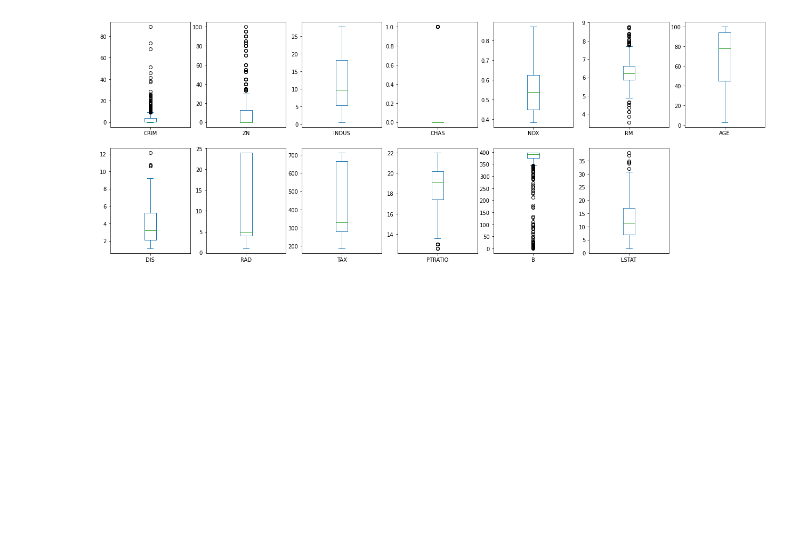
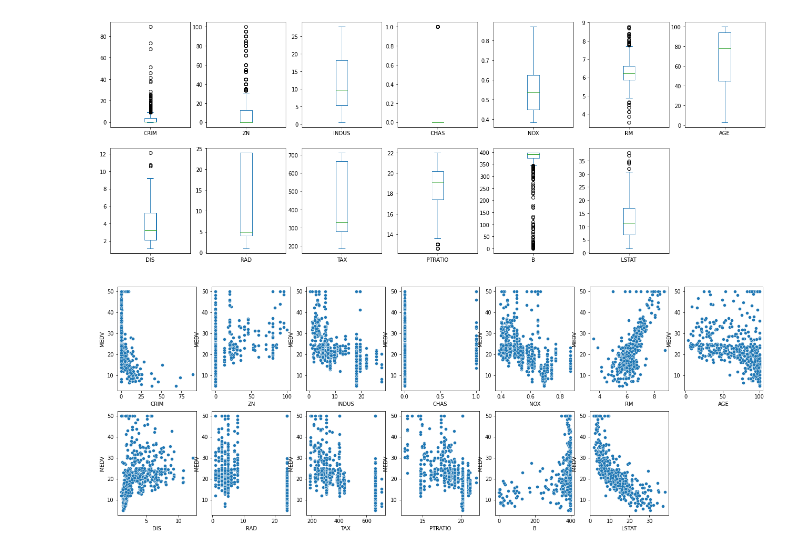
Before and after one commit to Ravinder-Kumar-M/Linear_Regression, a Jupyter notebook: Linear_Regression.ipynb, the cells around one changed output. Cells and saved outputs as stored; diff of their text form; code cells hidden in the pictures; blank space fills up the shorter version.

Commit message:
Scatter plotters

```diff
--- a/Linear_Regression.ipynb
+++ b/Linear_Regression.ipynb
@@ -170,3 +170,36 @@ Dataset['LSTAT'].plot(kind='box')
 plt.ioff()
 # %% [output]
 [figure]
+# %%
+fig, ax = plt.subplots(figsize=(22, 8))
+plt.subplot(2, 7, 1)
+sns.scatterplot(x='CRIM', y='MEDV', data=Dataset)
+plt.subplot(2, 7, 2)
+sns.scatterplot(x='ZN', y='MEDV', data=Dataset)
+plt.subplot(2, 7, 3)
+sns.scatterplot(x='INDUS', y='MEDV', data=Dataset)
+plt.subplot(2, 7, 4)
+sns.scatterplot(x='CHAS', y='MEDV', data=Dataset)
+plt.subplot(2, 7, 5)
+sns.scatterplot(x='NOX', y='MEDV', data=Dataset)
+plt.subplot(2, 7, 6)
+sns.scatterplot(x='RM', y='MEDV', data=Dataset)
+plt.subplot(2, 7, 7)
+sns.scatterplot(x='AGE', y='MEDV', data=Dataset)
+plt.subplot(2, 7, 8)
+sns.scatterplot(x='DIS', y='MEDV', data=Dataset)
+plt.subplot(2, 7, 9)
+sns.scatterplot(x='RAD', y='MEDV', data=Dataset)
+plt.subplot(2, 7, 10)
+sns.scatterplot(x='TAX', y='MEDV', data=Dataset)
+plt.subplot(2, 7, 11)
+sns.scatterplot(x='PTRATIO', y='MEDV', data=Dataset)
+plt.subplot(2, 7, 12)
+sns.scatterplot(x='B', y='MEDV', data=Dataset)
+plt.subplot(2, 7, 13)
+sns.scatterplot(x='LSTAT', y='MEDV', data=Dataset)
+
+
+plt.ioff()
+# %% [output]
+[figure, added]
```
